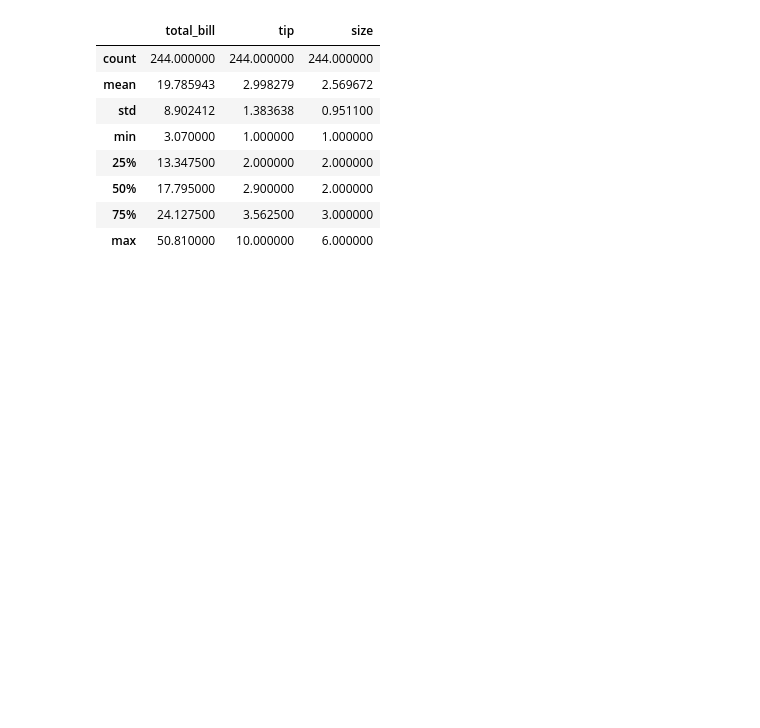
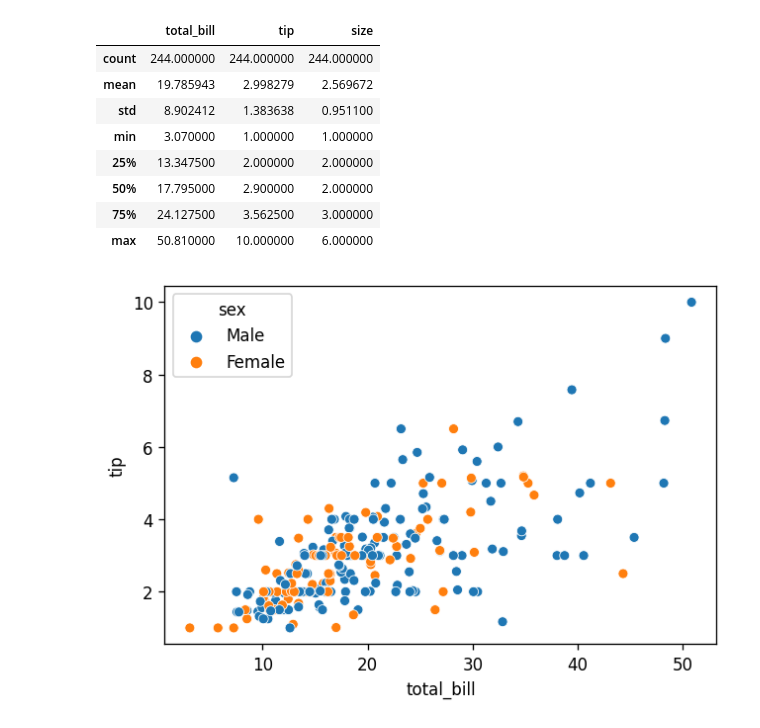
Before and after one commit to FHegardt/Maskininl-rning-Fredrik-Hegardt, a Jupyter notebook: Exercises/Exer_3.ipynb, the cells around one changed output. Cells and saved outputs as stored; diff of their text form; code cells hidden in the pictures; blank space fills up the shorter version.

```diff
--- a/Exercises/Exer_3.ipynb
+++ b/Exercises/Exer_3.ipynb
@@ -24,3 +25,10 @@ tips_data.describe()
 | 50% | 17.795000 | 2.900000 | 2.000000 |
 | 75% | 24.127500 | 3.562500 | 3.000000 |
 | max | 50.810000 | 10.000000 | 6.000000 |
+# %%
+fig, ax = plt.subplots(dpi=120)
+sns.scatterplot(y=tips_data["tip"], x = tips_data["total_bill"], hue= tips_data["sex"])
+
+plt.show()
+# %% [output]
+[figure, added]
```
Also changed, not shown: parts of 1 cell of this notebook.
